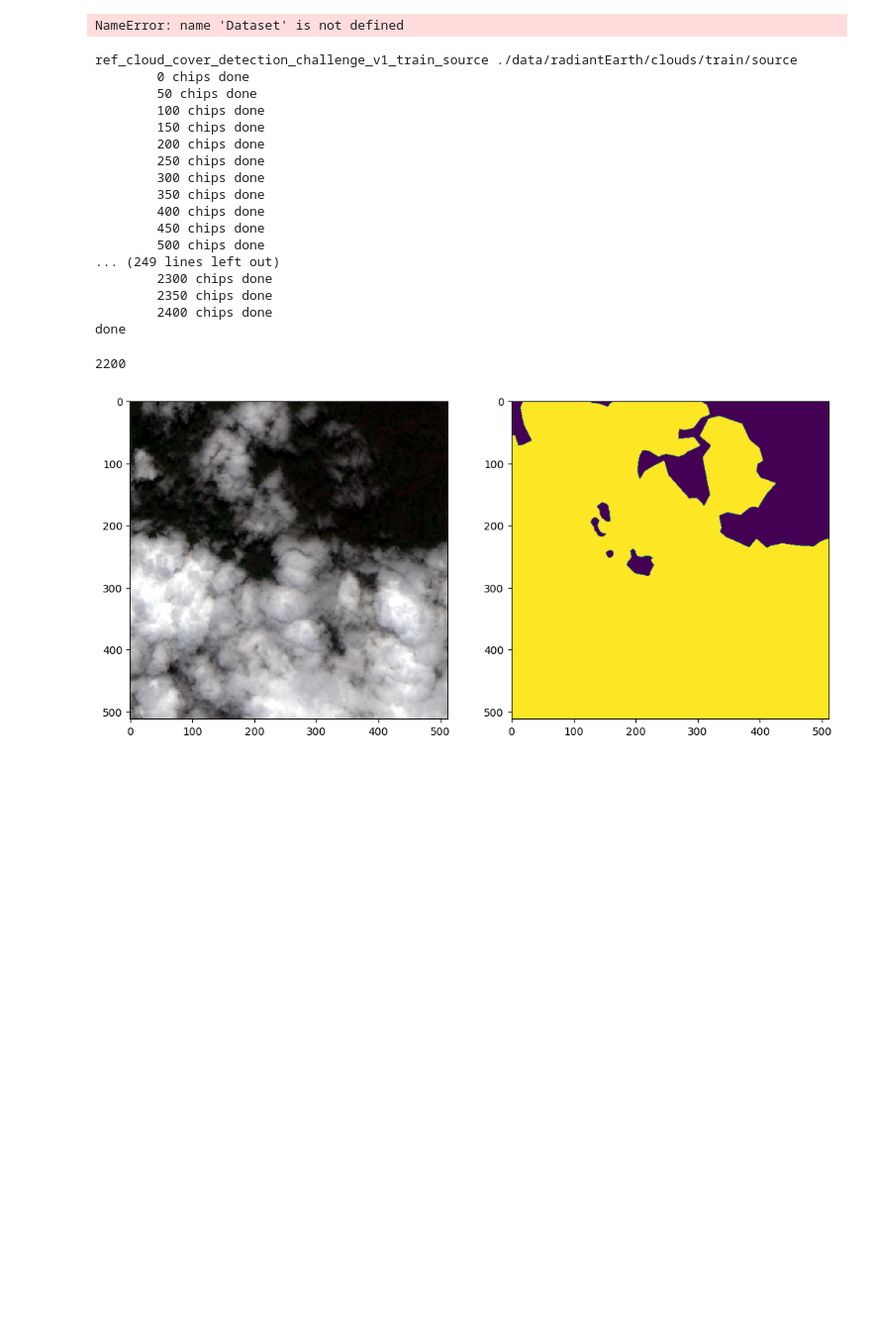
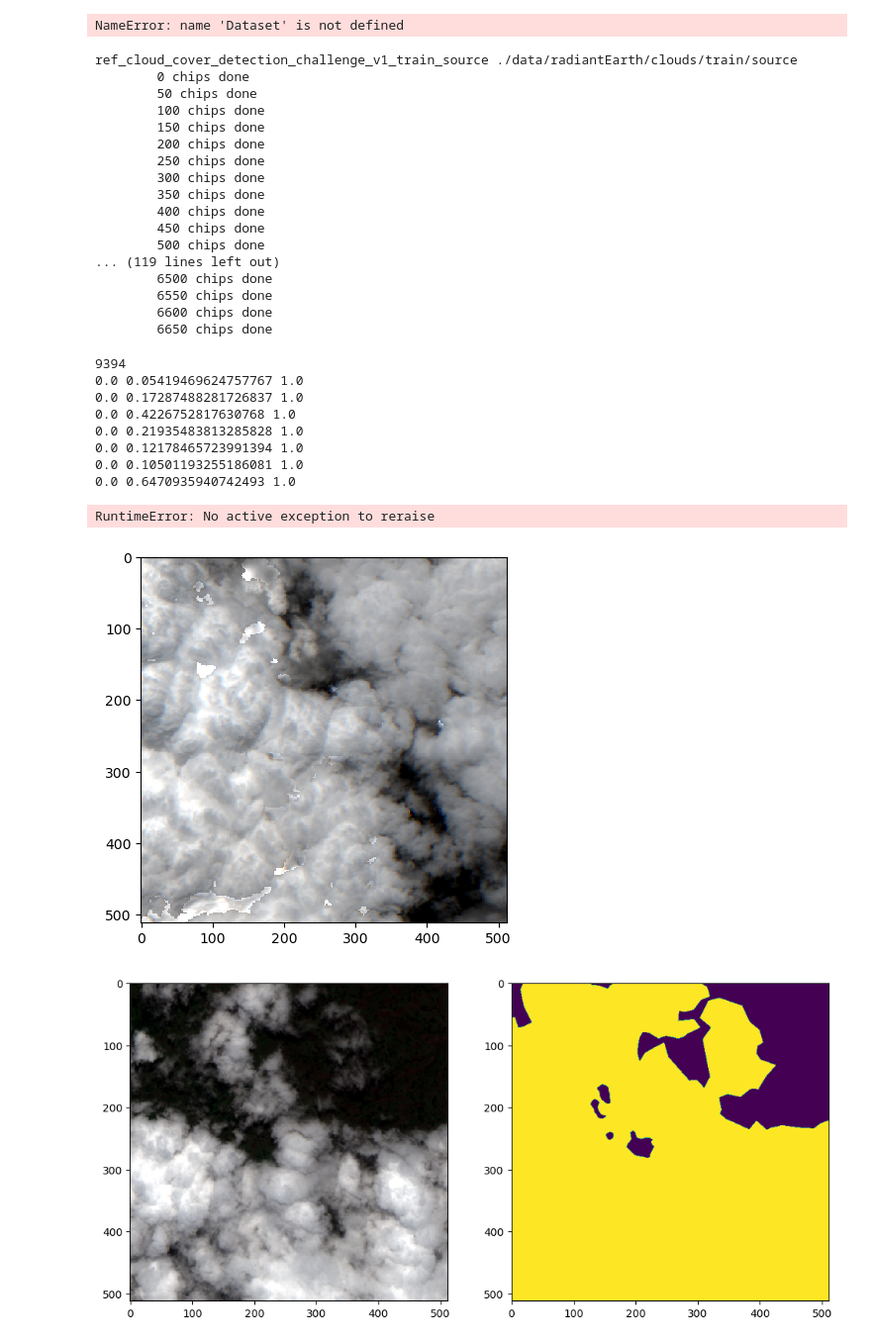
Before and after one commit to caseyslaught/smartcarte-containers, a Jupyter notebook: notebooks/src/TestingRadiantEarth.ipynb, the cells around one changed output. Shown at 99% size. Cells and saved outputs as stored; diff of their text form; code cells hidden in the pictures; blank space fills up the shorter version.

```diff
--- a/notebooks/src/TestingRadiantEarth.ipynb
+++ b/notebooks/src/TestingRadiantEarth.ipynb
@@ -121,10 +121,10 @@ for collection_id in collections:
         if i % 50 == 0:
             print(f'\t{i} chips done')
 
-        if stage == "train" and i == 4000:
+        if stage == "train" and i == 8000:
             break;
 
-        if stage == "test" and i == 2400:
+        if stage == "test" and i == 400:
             break
 
         if os.path.exists(chip_path):
@@ -148,28 +148,13 @@ for collection_id in collections:
             try:
                 if role == "labels":
                     asset_href = item.assets['raster_labels'].href
-
-                    start = timeit.default_timer()
-
                     response = requests.get(asset_href)
-
-                    stop1 = timeit.default_timer()
-                    execution_time1 = stop1 - start
-
                     with open(chip_path, 'wb') as f:
                         f.write(response.content)
-
-                    stop2 = timeit.default_timer()
-
-                    execution_time2 = stop2 - stop1
-
-                    print('\t', execution_time1, execution_time2)
 
                 else:
                     temp_dir = f'{items_dir}/{chip_id}_temp'
                     os.makedirs(temp_dir, exist_ok=True)
-
-                    start = timeit.default_timer()
 
                     band_paths = []
                     for band in item.assets:
@@ -180,9 +165,6 @@ for collection_id in collections:
                         with open(band_path, 'wb') as f:
                             f.write(response.content)
 
-                    stop1 = timeit.default_timer()
-                    execution_time1 = stop1 - start
-
                     stack_data = []
                     bbox, epsg = None, 4326
                     for path in band_paths:
@@ -191,27 +173,17 @@ for collection_id in collections:
                             bbox = list(src.bounds)
                             epsg = src.crs.to_epsg()
 
-                    stop2 = timeit.default_timer()
-                    execution_time2 = stop2 - stop1
-
                     stack_data = np.ma.array(stack_data).astype(np.float32)
                     stack_data = imagery.normalize_3d_array(stack_data)
                     stack_data = stack_data.transpose((1, 2, 0))
                     imagery.write_array_to_tif(stack_data, chip_path, bbox, dtype=np.float32, epsg=epsg, nodata=NODATA_FLOAT32)
 
-                    stop3 = timeit.default_timer()
-                    execution_time3 = stop3 - stop2
-
                     shutil.rmtree(temp_dir)
-
-                    print('\t', execution_time1, execution_time2, execution_time3)
-
 
                 break
 
             except Exception as e:
                 print('error:', e)
-                raise
 
 print('done')
 # %% [output]
@@ -227,18 +199,39 @@ ref_cloud_cover_detection_challenge_v1_train_source ./data/radiantEarth/clouds/t
         400 chips done
         450 chips done
         500 chips done
-... (249 lines left out)
-        2300 chips done
-        2350 chips done
-        2400 chips done
-done
+... (119 lines left out)
+        6500 chips done
+        6550 chips done
+        6600 chips done
+        6650 chips done
-# %%
-import glob
-
-asdf = glob.glob('./data/radiantEarth/clouds/train/labels/*.tif')
-print(len(asdf))
-# %% [output]
-2200
+# %%
+import glob
+import rasterio
+
+from common.utilities.visualization import plot_bands
+
+files = glob.glob('./data/radiantEarth/clouds/train/source/*.tif')
+
+print(len(files))
+for fp in files[:50]:
+    with rasterio.open(fp) as src:
+        data = src.read(masked=True)
+        print(np.min(data), np.ma.median(data), np.max(data))
+
+        if np.ma.median(data) > 0.6:
+            plot_bands(data, bands=[2, 1, 0], transpose=True)
+            raise
+# %% [output]
+9394
+0.0 0.05419469624757767 1.0
+0.0 0.17287488281726837 1.0
+0.0 0.4226752817630768 1.0
+0.0 0.21935483813285828 1.0
+0.0 0.12178465723991394 1.0
+0.0 0.10501193255186081 1.0
+0.0 0.6470935940742493 1.0
+RuntimeError: No active exception to reraise
+[figure, added]
 # %%
 import matplotlib.pyplot as plt
 import rasterio
```
Also changed, not shown: 5 other files.
